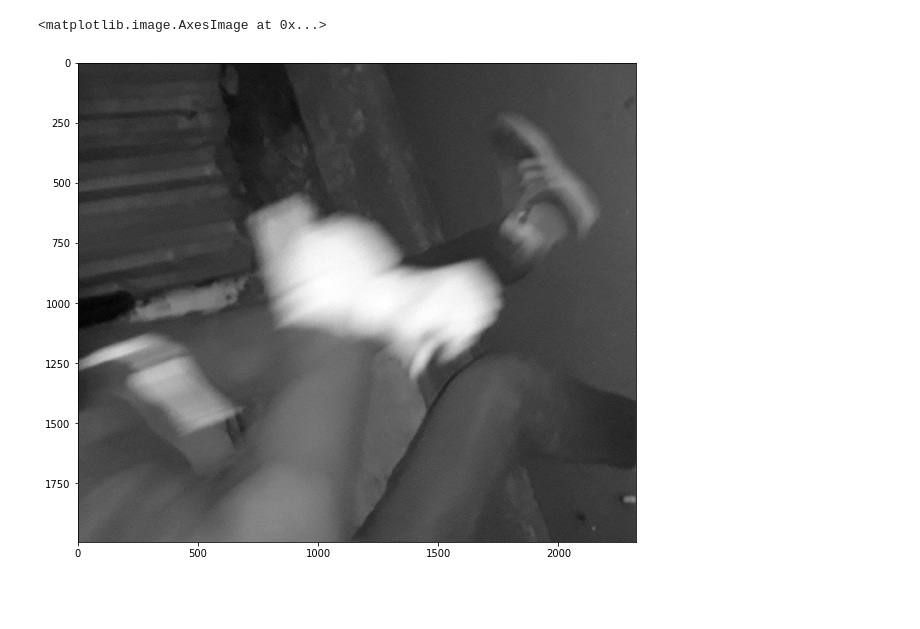
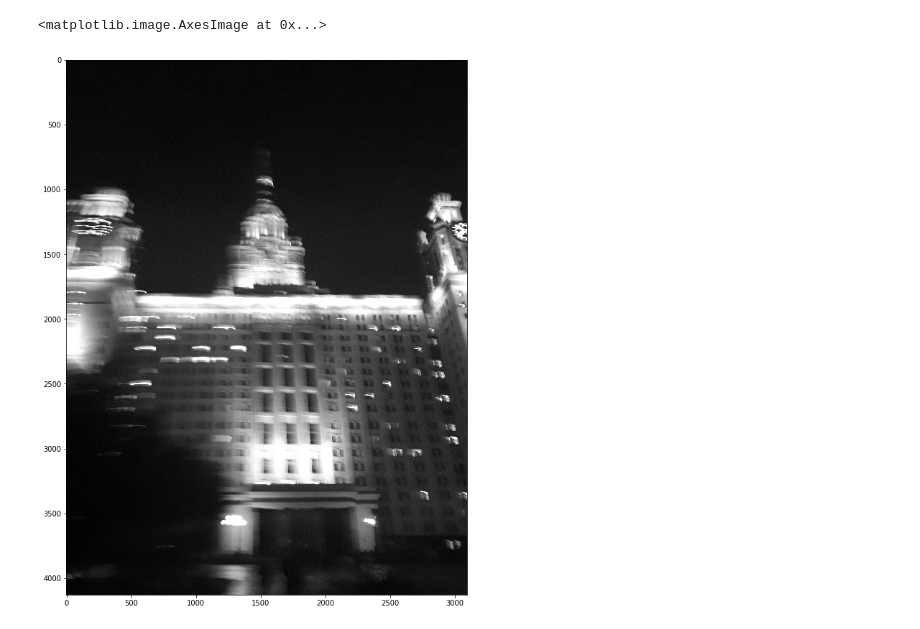
Before and after one commit to lePossum/Diploma, a Jupyter notebook: cur_work/Diploma_work.ipynb, the cells around one changed output. Cells and saved outputs as stored; diff of their text form; code cells hidden in the pictures; blank space fills up the shorter version.

```diff
--- a/cur_work/Diploma_work.ipynb
+++ b/cur_work/Diploma_work.ipynb
@@ -121,17 +236,16 @@ class Cepstrum:
 # %%
 work_dir = "../pict/"
-save_dir = "../res_26.11/"
+save_dir = "../res_30.11/"
 # filename = "mb0.jpg"
-# filename = "mb1.jpg"
-filename = "ser.jpg"
+filename = "mb1.jpg"
 
 img = rgb2gray(plt.imread(work_dir + filename))
 
 #fig, (ax1, ax2) = plt.subplots(1, 2)
 plt.figure(figsize=(10,230))
 plt.imshow(img, cmap='gray')
 #ax2.imshow(b)
 # %% [output]
 <matplotlib.image.AxesImage at 0x...>
-[figure, old version]
+[figure, new version]
 # %%
```
Also changed, not shown: parts of 14 cells of this notebook, 3 other files.
